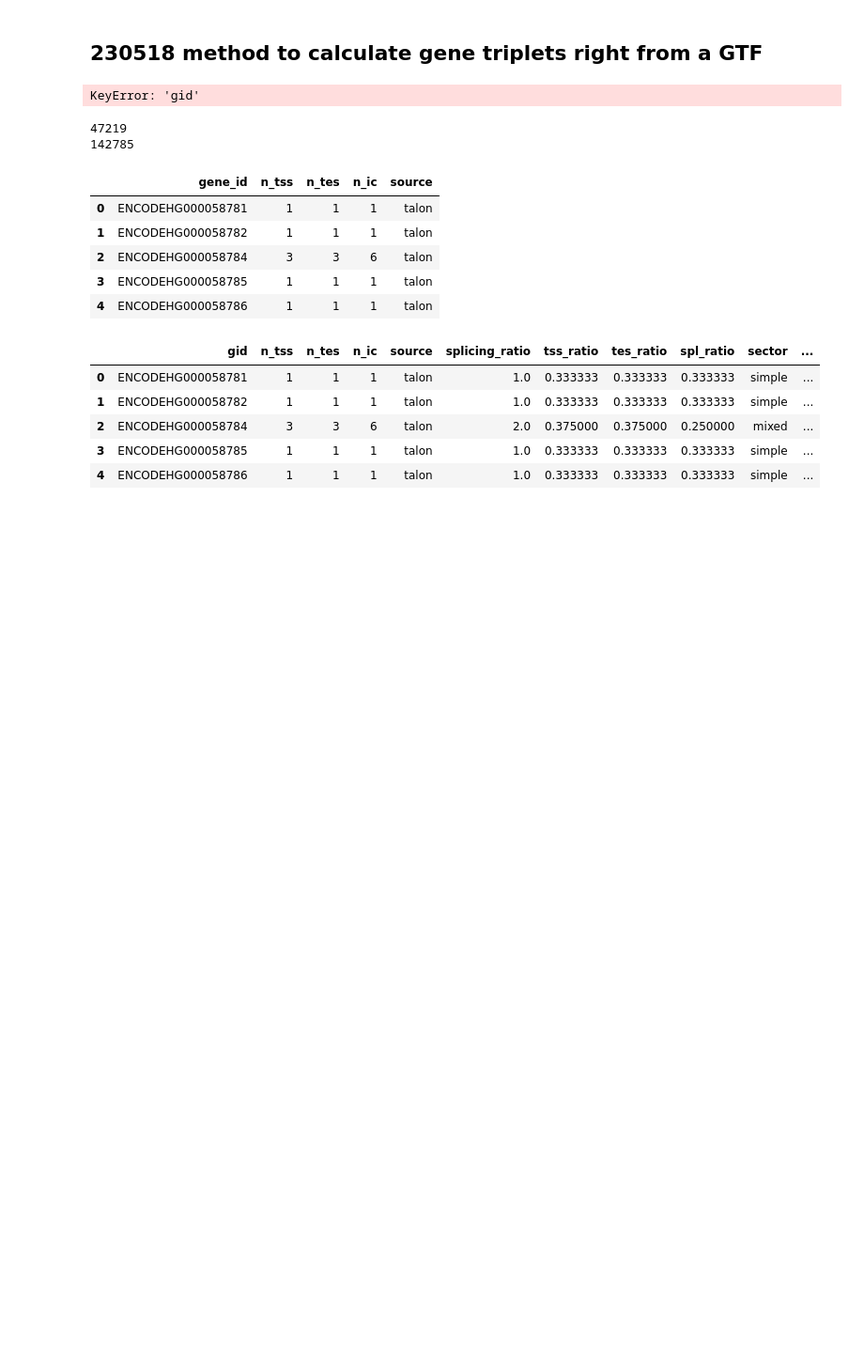
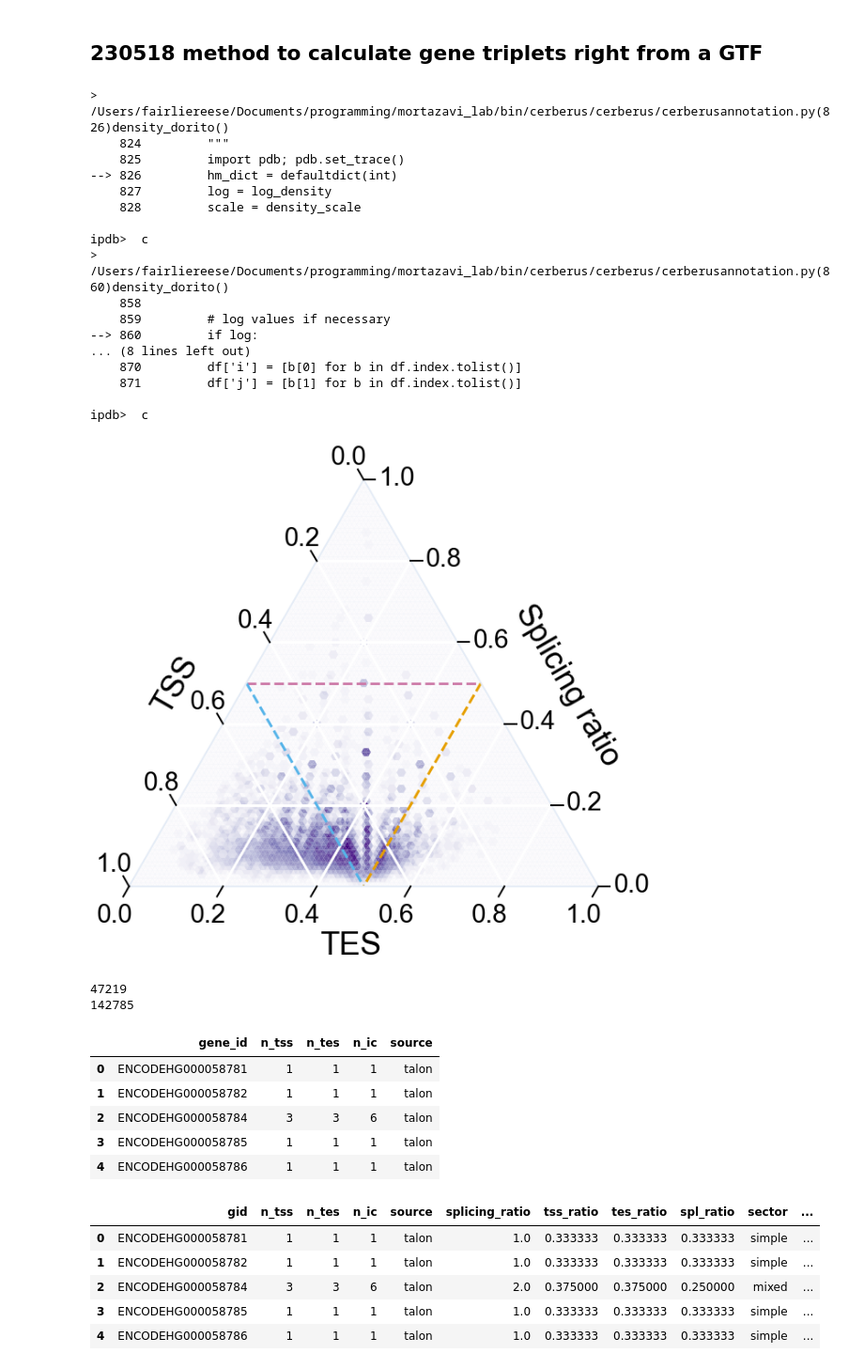
Before and after one commit to mortazavilab/cerberus, a Jupyter notebook: dev.ipynb, the cells around one changed output. Shown at 94% size. Saved outputs shown, nothing was run; the diff lists cells and outputs as text; code cells hidden in the pictures; blank space fills up the shorter version.

Commit message:
added option to compute gene triplets from GTF and save to CerberusAnnotation

```diff
--- a/dev.ipynb
+++ b/dev.ipynb
@@ -90,8 +100,4 @@ def get_triplets_from_gtf(fname,
         trip_df.rename({'gene_name': 'gname'}, axis=1, inplace=True)
 
     return trip_df
-# %%
-trip_df = get_triplets_from_gtf(fname, source)
-# %% [output]
-KeyError: 'gid'
 # %%
@@ -99,3 +120,32 @@ trip_df.head()
+# %%
+ca = cerberus.read('test_triplets.h5')
+# %%
+_ = ca.plot_simplex(density=True,
+                    scatter=False,
+                    subset={'source': ['talon']},
+                    density_cmap='Purples',
+                    log_density=True,
+                    sectors=True,
+                    density_scale=100)
+# %% [output]
+> /Users/fairliereese/Documents/programming/mortazavi_lab/bin/cerberus/cerberus/cerberusannotation.py(826)density_dorito()
+    824         """
+    825         import pdb; pdb.set_trace()
+--> 826         hm_dict = defaultdict(int)
+    827         log = log_density
+    828         scale = density_scale
+
+ipdb>  c
+> /Users/fairliereese/Documents/programming/mortazavi_lab/bin/cerberus/cerberus/cerberusannotation.py(860)density_dorito()
+    858
+    859         # log values if necessary
+--> 860         if log:
+... (8 lines left out)
+    870         df['i'] = [b[0] for b in df.index.tolist()]
+    871         df['j'] = [b[1] for b in df.index.tolist()]
+
+ipdb>  c
+[figure, added]
 # %%
 df = pr.read_gtf(fname, duplicate_attr=True)
 # %%
```
Also changed, not shown: parts of 3 cells of this notebook, 19 other files.
